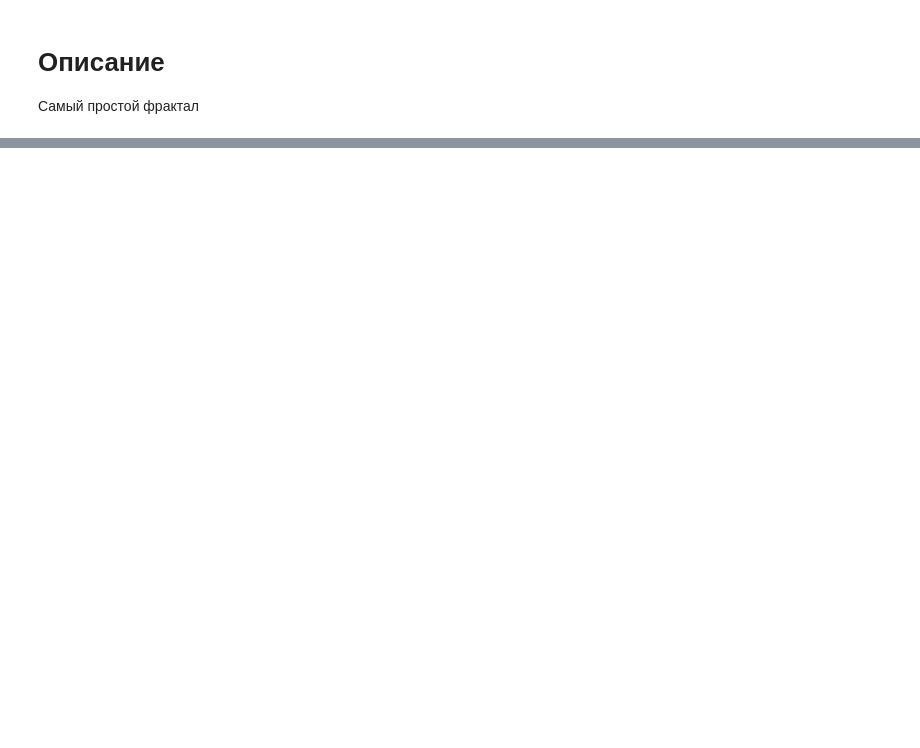
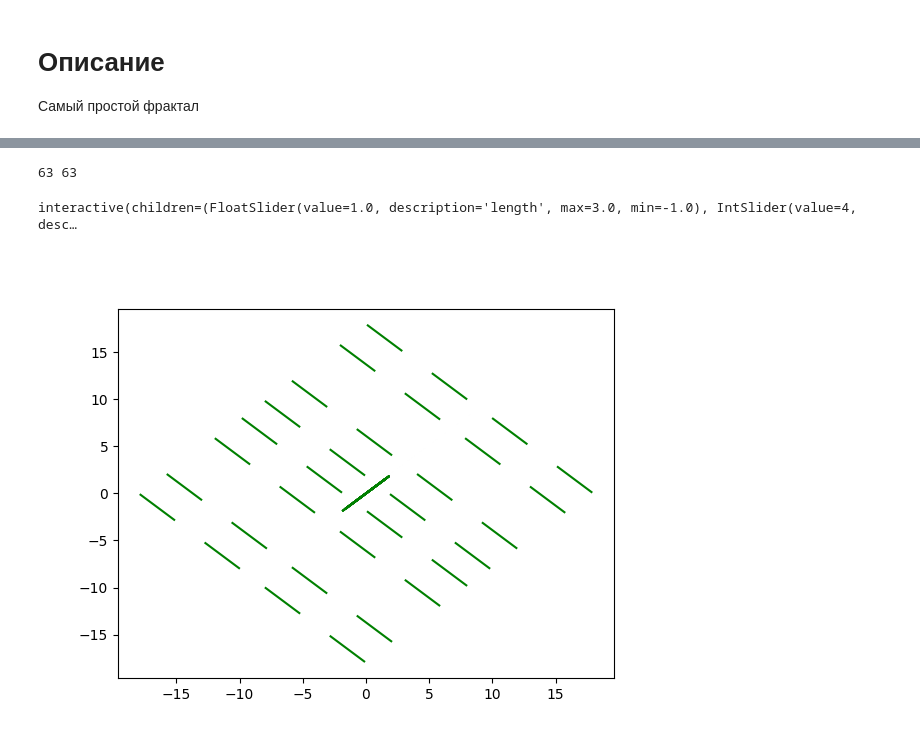
Before and after one commit to NikoSolov/MathDiscoveries, a Jupyter notebook: MyProjects/SimpleFractal.ipynb, the cells around one changed output, grey strips where cells are left out. Drawn from its saved outputs; the diff is of its cells as text; code cells hidden in the pictures; blank space fills up the shorter version.

Commit message:
Done SimpleFractal to jupyter friendly plots

```diff
--- a/MyProjects/SimpleFractal.ipynb
+++ b/MyProjects/SimpleFractal.ipynb
@@ -49,0 +48,42 @@ Hello from the pygame community. https://www.pygame.org/contribute.html
+# %%
+%matplotlib widget
+from ipywidgets import *
+
+A = drawFractal(7, 5, 0.60, 0.72, 45, 135)
+fig = plt.figure()
+ax = fig.add_subplot(1, 1, 1)
+lines = []
+for i in range(len(A)):
+    line, = ax.plot(*A[i].T, c="green")
+    lines.append(line)
+# for i in range(len(A)):
+#     print(*A[i].T, sep="test", end="end")
+
+    # plt.plot(*A[i].T, c=color)
+# plt.plot(*np.concat(([a], [[0,0]])).T, c = "green")
+# plt.plot(*np.concat(([b], [[0,0]])).T, c = "red")
+
+def update(length = 1.0, gens = 4, diffX=0.6, diffY=0.72, angleA=0, angleB=90):
+    A = drawFractal(length, gens, diffX, diffY, angleA, angleB)
+    # line, = ax.plot(x, a * np.sin(w * x))
+    for i in range(len(A)):
+        # print(i)
+        plot = lines[i]
+        plot.set_ydata(A[i].T)
+        plot.set_xdata(A[i].T)
+        # line.set_xdata(np.linspace(0, d * np.pi))
+    fig.canvas.draw_idle()
+
+interact(update);
+
+# interact(
+#     drawFractal,
+#     length = widgets.FloatSlider(value=7,min=0,max=10,step=0.1,description='Length'),
+#     gens = widgets.IntSlider(value=2,min=0,max=6,step=1,description='Generations'),
+#     diffX = widgets.IntSlider(value=7,min=0,max=10,step=1,description='DiffX'),
+#     diffY = widgets.IntSlider(value=7,min=0,max=10,step=1,description='DiffY')
+# )
+# %% [output]
+63 63
+interactive(children=(FloatSlider(value=1.0, description='length', max=3.0, min=-1.0), IntSlider(value=4, desc…
+[figure, added]
```
Also changed, not shown: parts of 5 cells of this notebook.
